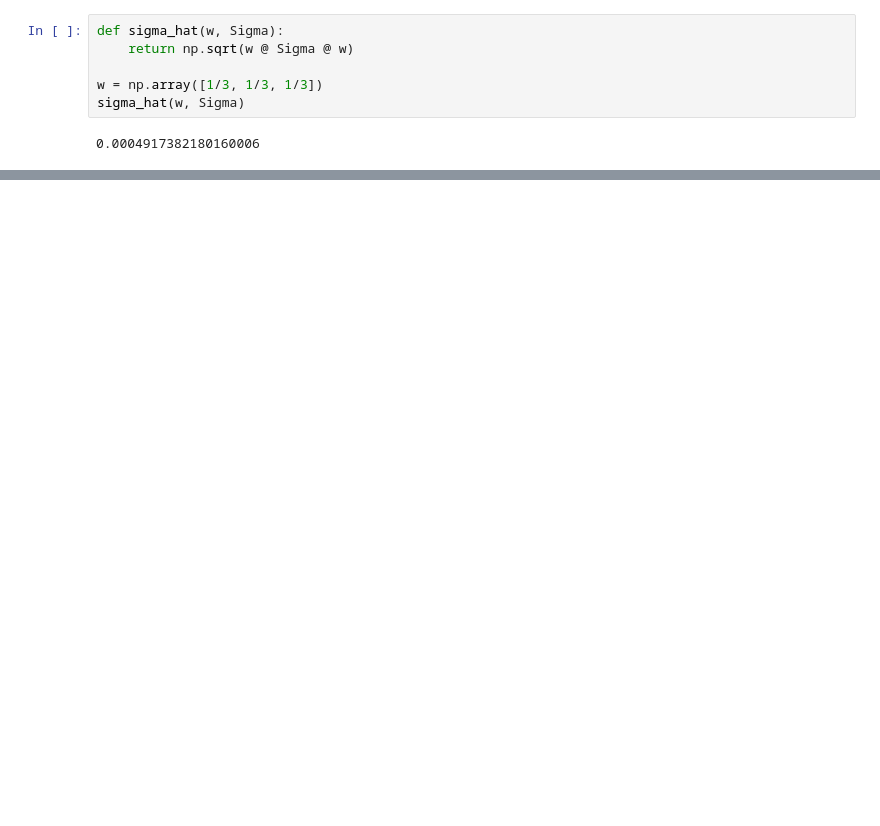
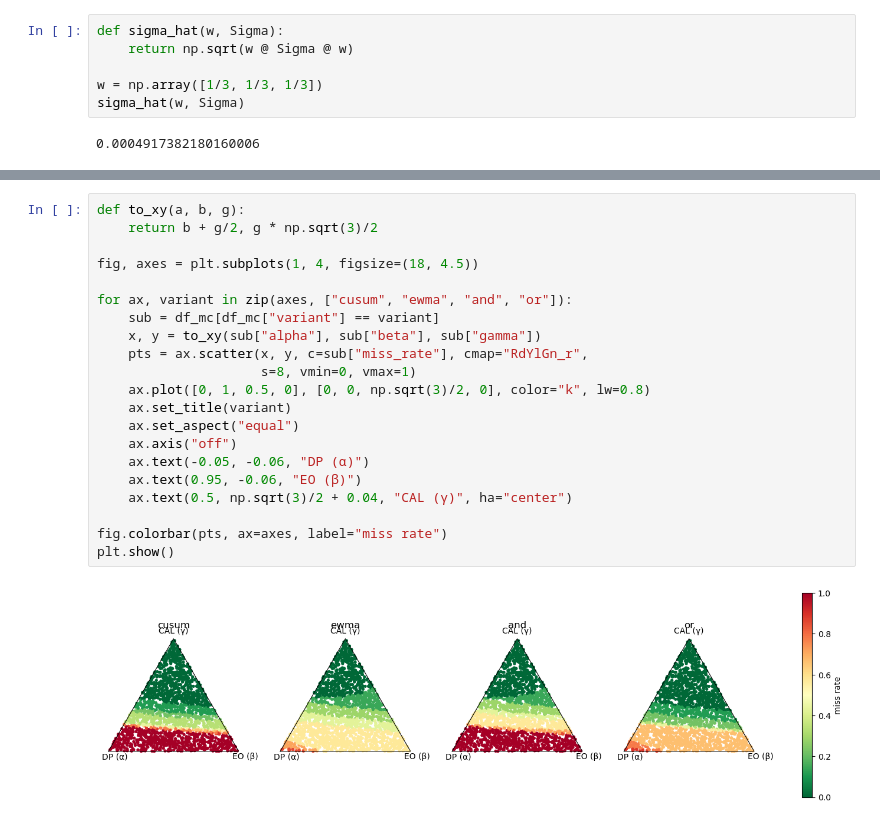
Before and after one commit to jdhilee/fairness_smoke_alarm, a Jupyter notebook: src/monte_carlo_simulations.ipynb, the cells around one changed output, grey strips where cells are left out. Drawn from its saved outputs; the diff is of its cells as text; blank space fills up the shorter version.

```diff
--- a/src/monte_carlo_simulations.ipynb
+++ b/src/monte_carlo_simulations.ipynb
@@ -76,0 +164,23 @@ def evaluate_weighting(alpha, beta, gamma, df_fairness, Sigma,
+# %%
+def to_xy(a, b, g):
+    return b + g/2, g * np.sqrt(3)/2
+
+fig, axes = plt.subplots(1, 4, figsize=(18, 4.5))
+
+for ax, variant in zip(axes, ["cusum", "ewma", "and", "or"]):
+    sub = df_mc[df_mc["variant"] == variant]
+    x, y = to_xy(sub["alpha"], sub["beta"], sub["gamma"])
+    pts = ax.scatter(x, y, c=sub["miss_rate"], cmap="RdYlGn_r",
+                     s=8, vmin=0, vmax=1)
+    ax.plot([0, 1, 0.5, 0], [0, 0, np.sqrt(3)/2, 0], color="k", lw=0.8)
+    ax.set_title(variant)
+    ax.set_aspect("equal")
+    ax.axis("off")
+    ax.text(-0.05, -0.06, "DP (α)")
+    ax.text(0.95, -0.06, "EO (β)")
+    ax.text(0.5, np.sqrt(3)/2 + 0.04, "CAL (γ)", ha="center")
+
+fig.colorbar(pts, ax=axes, label="miss rate")
+plt.show()
+# %% [output]
+[figure, added]
```
Also changed, not shown: parts of 18 cells of this notebook.
